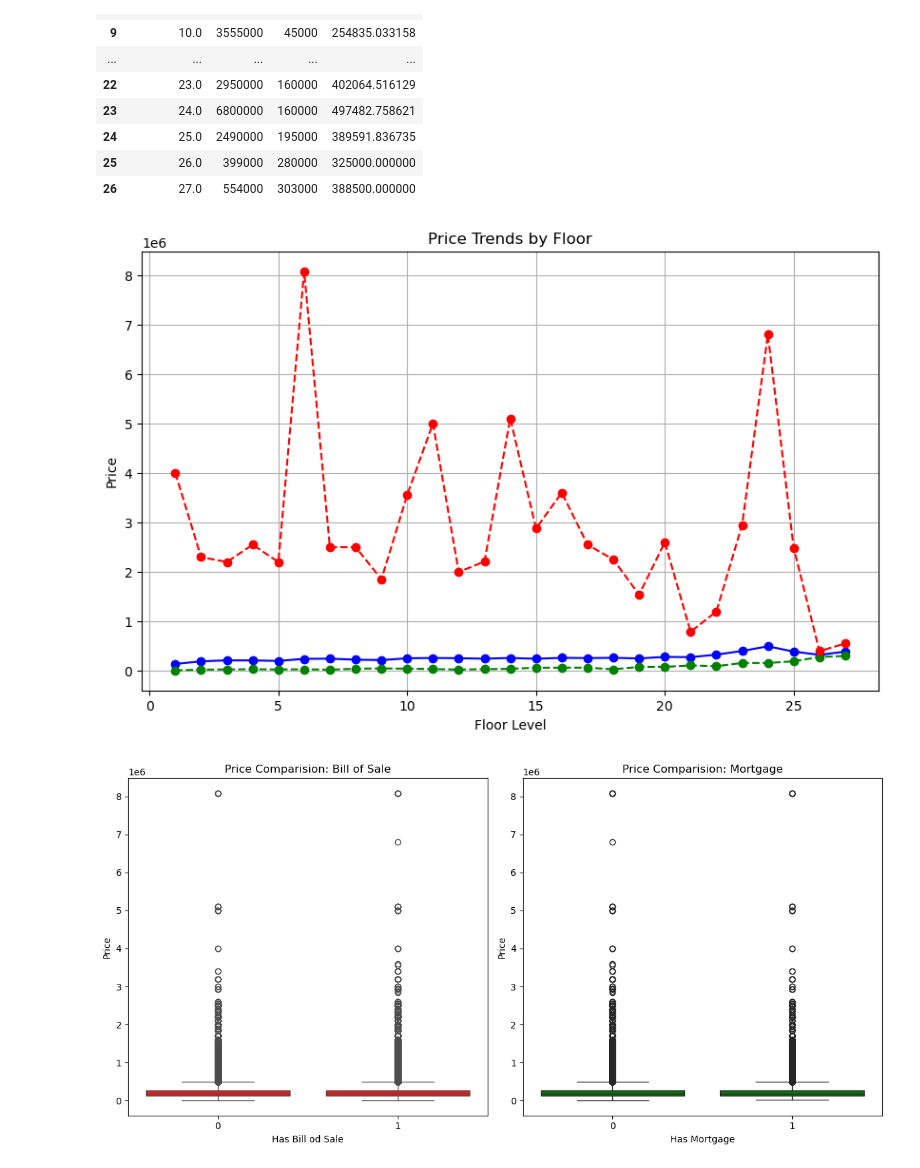
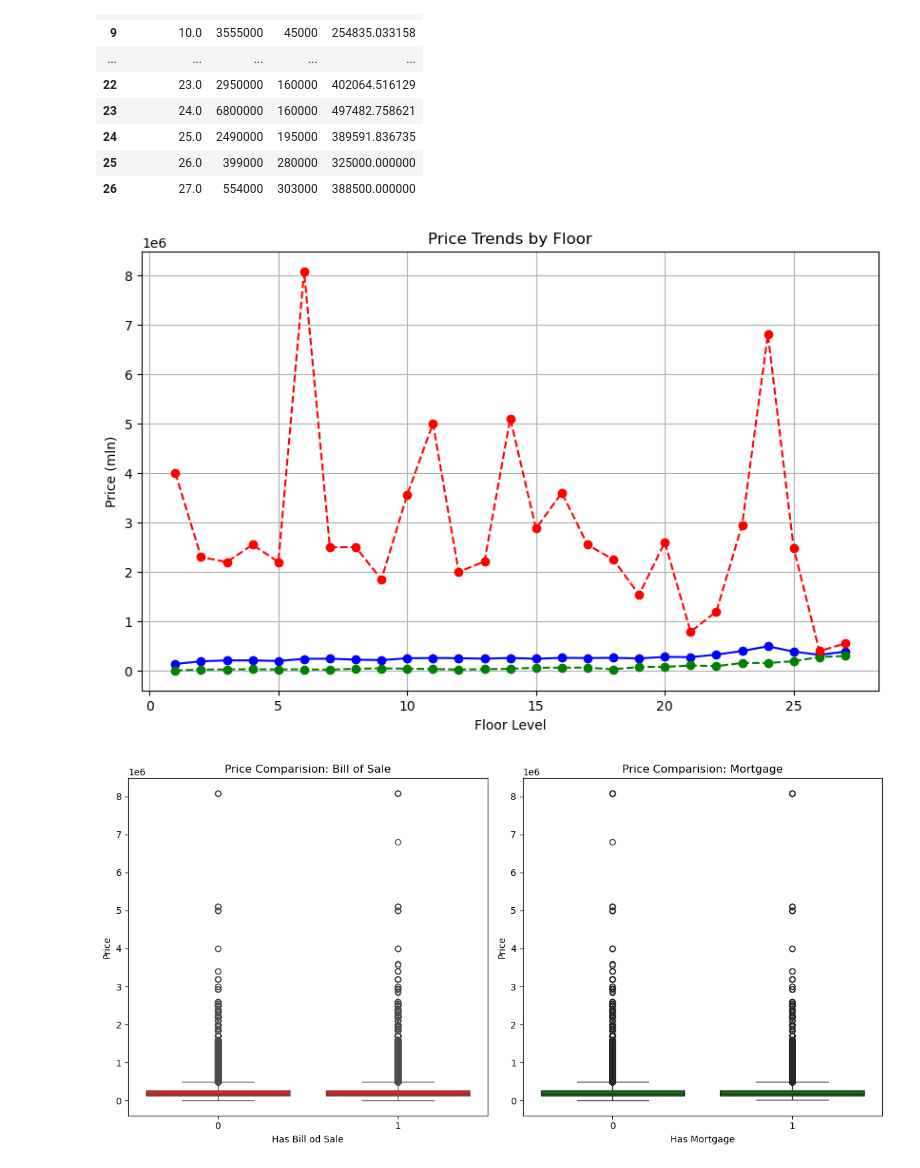
Before and after one commit to Khayal11/Baku_Apartments_Data, a Jupyter notebook: project.ipynb, the cells around one changed output. Cells and saved outputs as stored; diff of their text form; code cells hidden in the pictures.

```diff
--- a/project.ipynb
+++ b/project.ipynb
@@ -437,19 +453,19 @@ price_analysis_by_floor
 # %%
 # Show the relationships between floor levels and prices
 
 plt.figure(figsize=(10,6))
 
 plt.plot(price_analysis_by_floor['Current_floor'],price_analysis_by_floor['mean'],label = 'Average Price', marker='o',color='blue')
 plt.plot(price_analysis_by_floor['Current_floor'],price_analysis_by_floor['min'], label = 'Min Price', marker='o',linestyle = '--',color ='green')
 plt.plot(price_analysis_by_floor['Current_floor'],price_analysis_by_floor['max'], label = 'Max Price', marker = 'o',linestyle = '--',color = 'red')
 
 plt.title('Price Trends by Floor')
 plt.xlabel('Floor Level')
-plt.ylabel('Price')
+plt.ylabel('Price (mln)')
 plt.grid(True)
 plt.show()
 # %% [output]
-[figure, old version]
+[figure, new version]
 # %%
 # Price Comparision for properties with/without Bill of Sale and Mortgage to determine if mentioned properties tend to be more expensive
 
```
Also changed, not shown: parts of 3 cells of this notebook, 1 other file.
